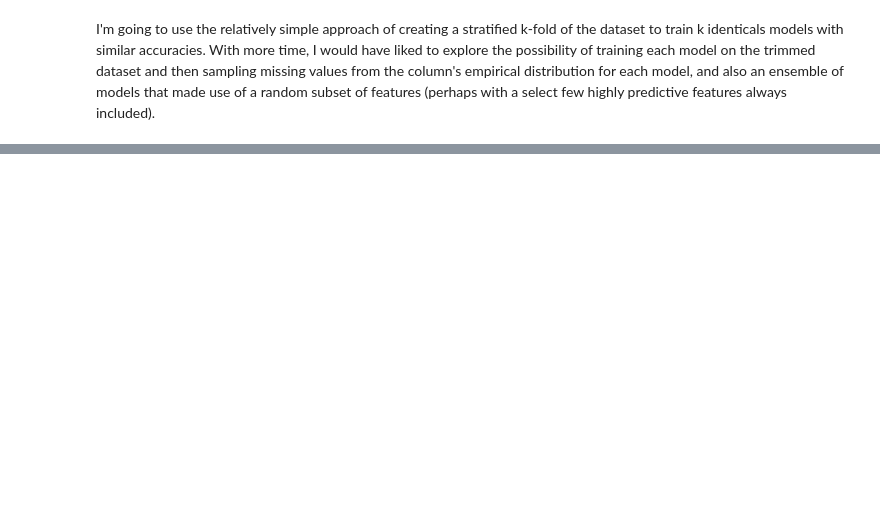
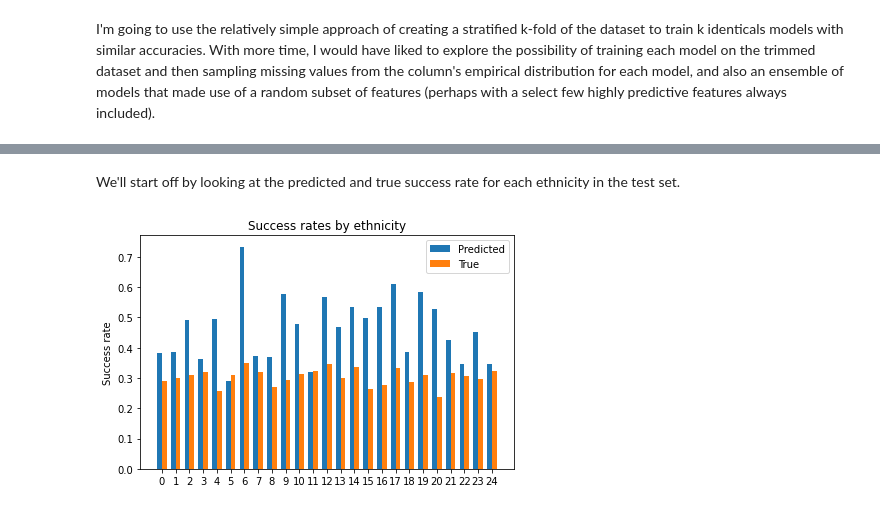
Before and after one commit to jamesa261/RDS-James, a Jupyter notebook: solution.ipynb, the cells around one changed output, grey strips where cells are left out. Saved outputs shown, nothing was run; the diff lists cells and outputs as text; code cells hidden in the pictures; blank space fills up the shorter version.

```diff
--- a/solution.ipynb
+++ b/solution.ipynb
@@ -171,10 +173,9 @@ def create_ensemble(X, y, num_models=10):
     ensemble = []
     skf = StratifiedKFold(n_splits=num_models)
 
-    for train_index, holdout_index in skf.split(X, y):
-        print("TRAIN:", train_index, "HOLDOUT:", holdout_index)
-        X_train = X[train_index]
-        y_train = y[train_index]
+    for train_index, _ in skf.split(X, y):
+        X_train = X.iloc[train_index]
+        y_train = y.iloc[train_index]
         model = LogisticRegression(max_iter=1500, class_weight={0:1, 1:2.33})
         model.fit(X_train, y_train)
         ensemble.append(model)
@@ -184,3 +185,9 @@ def create_ensemble(X, y, num_models=10):
 def predict(X, ensemble):
     index = np.random.choice(len(ensemble))
     return ensemble[index].predict(X)
+
+def predict_proba(X, ensemble):
+    index = np.random.choice(len(ensemble))
+    return ensemble[index].predict_proba(X)[:, 1]
+# %%
+ensemble = create_ensemble(X_train, y_train)
@@ -186,0 +215,32 @@ def predict(X, ensemble):
+# %%
+full_X_test = trimmed_df.loc[list(X_test.index)]
+full_X_test['prediction'] = predict(X_test, ensemble)
+# %% [markdown]
+We'll start off by looking at the predicted and true success rate for each ethnicity in the test set.
+# %%
+import seaborn as sns
+
+ethnicities = full_X_test['ethnicity'].unique()
+
+pred_success_rate = np.array([full_X_test[full_X_test['ethnicity'] == e]['prediction'].mean() for e in ethnicities])
+true_success_rate = np.array([full_X_test[full_X_test['ethnicity'] == e]['hired'].mean() for e in ethnicities])
+
+labels = np.arange(len(ethnicities))
+
+x = np.arange(len(labels))
+width = 0.35
+
+fig, ax = plt.subplots()
+rects1 = ax.bar(x - width/2, pred_success_rate, width, label='Predicted')
+rects2 = ax.bar(x + width/2, true_success_rate, width, label='True')
+
+ax.set_ylabel('Success rate')
+ax.set_title('Success rates by Ethnicity for ensemble')
+ax.set_xticks(x, labels)
+ax.legend()
+
+fig.tight_layout()
+
+plt.show()
+# %% [output]
+[figure, added]
```
Also changed, not shown: parts of 15 cells of this notebook.
